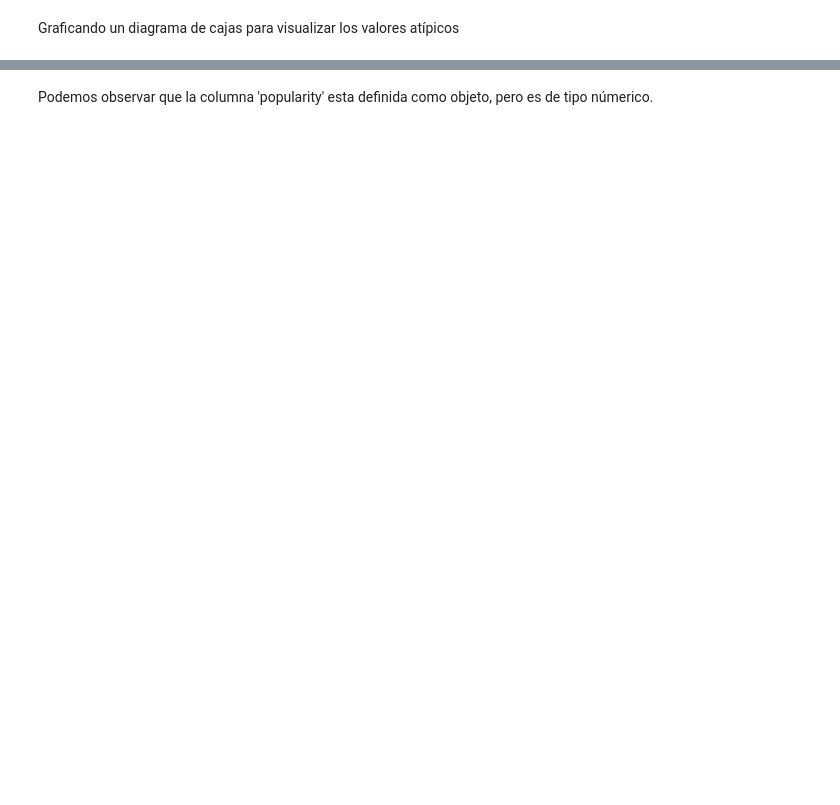
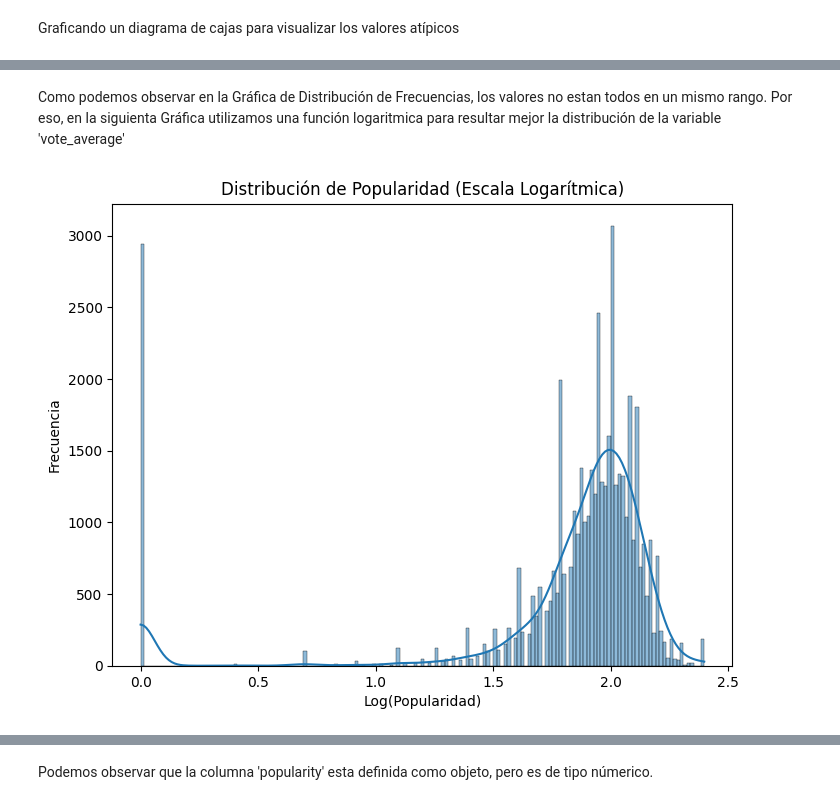
Before and after one commit to lesmengp/PI_ML_OPS, a Jupyter notebook: PI01.ipynb, the cells around one changed output, grey strips where cells are left out. Saved outputs shown, nothing was run; the diff lists cells and outputs as text; code cells hidden in the pictures; blank space fills up the shorter version.

```diff
--- a/PI01.ipynb
+++ b/PI01.ipynb
@@ -1660,0 +1792,15 @@ Name: popularity, Length: 45376, dtype: object
+# %% [markdown]
+Como podemos observar en la Gráfica de Distribución de Frecuencias, los valores no estan todos en un mismo rango. Por eso, en la siguienta Gráfica utilizamos una función logaritmica para resultar mejor la distribución de la variable 'vote_average'
+# %%
+# Aplicar escala logarítmica a los valores de vote_average
+popularity_log = np.log1p(df_movies['vote_average'])  # np.log1p para evitar el log(0)
+
+# Crear un histograma y gráfico de densidad para la popularidad logaritmizada
+plt.figure(figsize=(8, 6))
+sns.histplot(data=popularity_log, kde=True)
+plt.title('Distribución de Popularidad (Escala Logarítmica)')
+plt.xlabel('Log(Popularidad)')
+plt.ylabel('Frecuencia')
+plt.show()
+# %% [output]
+[figure, added]
```
Also changed, not shown: parts of 148 cells of this notebook, 2 other files.
